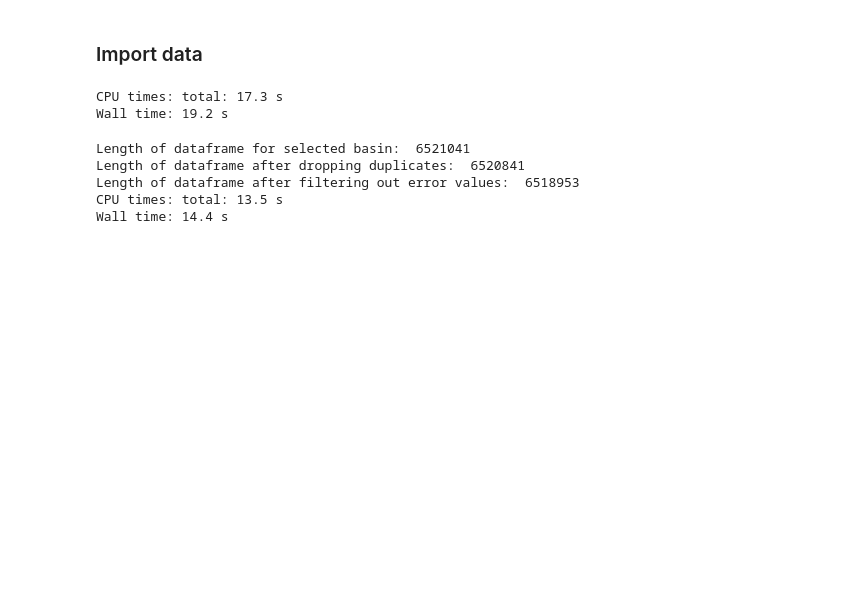
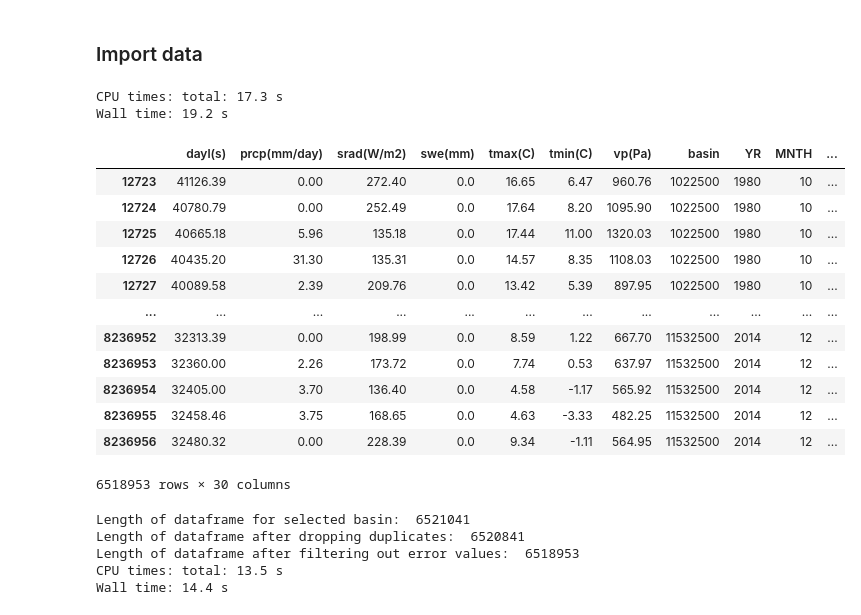
Before and after one commit to mgironamata/hydro-nps, a Jupyter notebook: main.ipynb, the cells around one changed output. Saved outputs shown, nothing was run; the diff lists cells and outputs as text; code cells hidden in the pictures; blank space fills up the shorter version.

```diff
--- a/main.ipynb
+++ b/main.ipynb
@@ -64,6 +64,22 @@ df_raw = pd.read_csv(filepath)
 # %% [output]
 CPU times: total: 17.3 s
 Wall time: 19.2 s
+# %%
+df_raw
+# %% [output]
+|  | dayl(s) | prcp(mm/day) | srad(W/m2) | swe(mm) | tmax(C) | tmin(C) | vp(Pa) | basin | YR | MNTH | ... |
+| 12723 | 41126.39 | 0.00 | 272.40 | 0.0 | 16.65 | 6.47 | 960.76 | 1022500 | 1980 | 10 | ... |
+| 12724 | 40780.79 | 0.00 | 252.49 | 0.0 | 17.64 | 8.20 | 1095.90 | 1022500 | 1980 | 10 | ... |
+| 12725 | 40665.18 | 5.96 | 135.18 | 0.0 | 17.44 | 11.00 | 1320.03 | 1022500 | 1980 | 10 | ... |
+| 12726 | 40435.20 | 31.30 | 135.31 | 0.0 | 14.57 | 8.35 | 1108.03 | 1022500 | 1980 | 10 | ... |
+| 12727 | 40089.58 | 2.39 | 209.76 | 0.0 | 13.42 | 5.39 | 897.95 | 1022500 | 1980 | 10 | ... |
+| ... | ... | ... | ... | ... | ... | ... | ... | ... | ... | ... | ... |
+| 8236952 | 32313.39 | 0.00 | 198.99 | 0.0 | 8.59 | 1.22 | 667.70 | 11532500 | 2014 | 12 | ... |
+| 8236953 | 32360.00 | 2.26 | 173.72 | 0.0 | 7.74 | 0.53 | 637.97 | 11532500 | 2014 | 12 | ... |
+| 8236954 | 32405.00 | 3.70 | 136.40 | 0.0 | 4.58 | -1.17 | 565.92 | 11532500 | 2014 | 12 | ... |
+| 8236955 | 32458.46 | 3.75 | 168.65 | 0.0 | 4.63 | -3.33 | 482.25 | 11532500 | 2014 | 12 | ... |
+| 8236956 | 32480.32 | 0.00 | 228.39 | 0.0 | 9.34 | -1.11 | 564.95 | 11532500 | 2014 | 12 | ... |
+6518953 rows × 30 columns
 # %%
 # basins_file = r'../../../ealstm_regional_modelling/ealstm_regional_modeling/data/basin_list.txt'
 basins_file = r"C:\Users\Sior AMD-4\Downloads\basin_list.txt"
```
